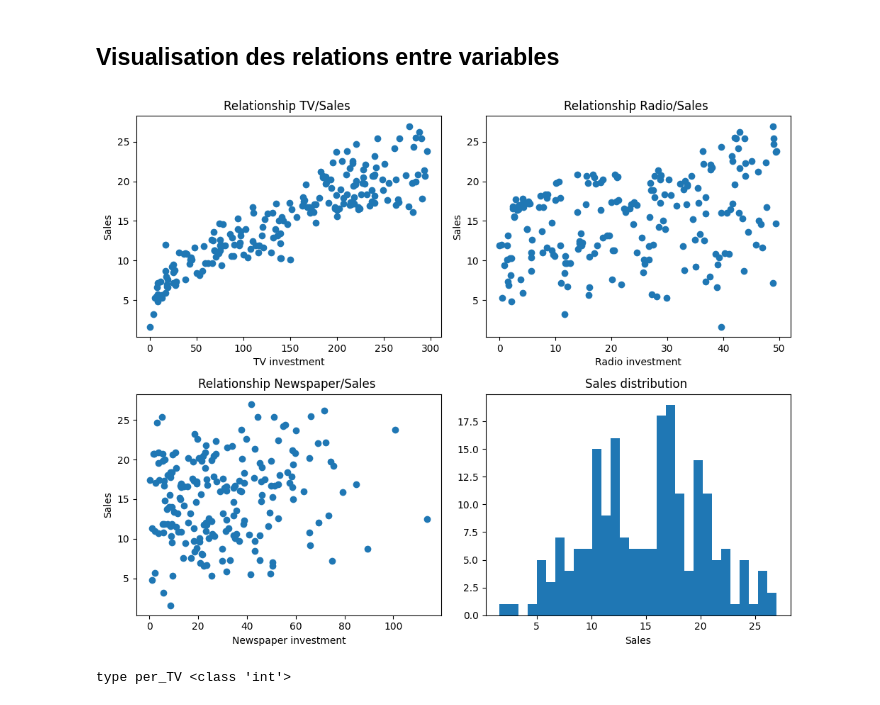
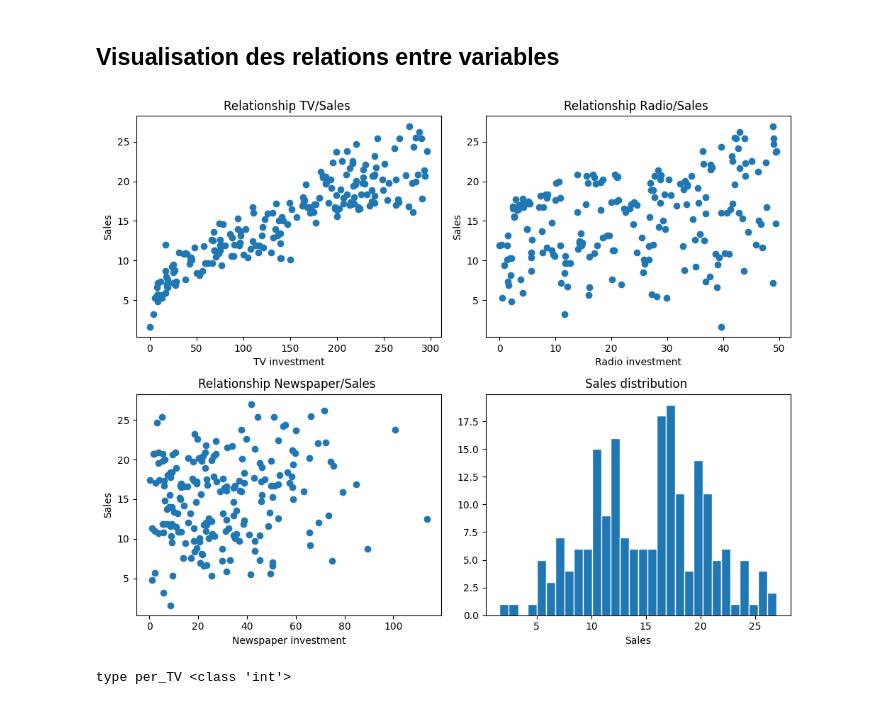
Before and after one commit to CSAADZIDI/ML_challenge_linear_regression, a Jupyter notebook: challenge_linear_regression.ipynb, the cells around one changed output. Cells and saved outputs as stored; diff of their text form; code cells hidden in the pictures.

```diff
--- a/challenge_linear_regression.ipynb
+++ b/challenge_linear_regression.ipynb
@@ -100,35 +100,35 @@ plt.subplot(2,2,1)                                  # 2 lignes, 2 colonnes, 1er
 plt.scatter(df["TV"], df["Sales"])
 plt.xlabel("TV investment")
 plt.ylabel("Sales")
 plt.title("Relationship TV/Sales ")
 
 # Deuxième graphique (en haut à droite) : nuage de points (scatter plot)
 plt.subplot(2,2,2)                                  # 2 lignes, 2 colonnes, 2e sous-graphe
 plt.scatter(df["Radio"], df["Sales"])
 plt.xlabel("Radio investment")
 plt.ylabel("Sales")
 plt.title("Relationship Radio/Sales ")
 
 # Troisième graphique (en bas à gauche) : histogramme
 plt.subplot(2,2,3)                                  # 2 lignes, 2 colonnes, 3e sous-graphe
 plt.scatter(df["Newspaper"], df["Sales"])
 plt.xlabel("Newspaper investment")
 plt.ylabel("Sales")
 plt.title("Relationship Newspaper/Sales ")
 
 # Quatrième graphique (en bas à droite) : diagramme circulaire (camembert)
 plt.subplot(2,2,4)                                  # 2 lignes, 2 colonnes, 4e sous-graphe
-plt.hist(df["Sales"], bins = 30)
+plt.hist(df["Sales"], bins = 30, edgecolor='w')
 plt.xlabel("Sales")
 
 plt.title("Sales distribution ")
 # Ajuste automatiquement les espacements entre les sous-graphes pour éviter les chevauchements
 plt.tight_layout()
 
 # Affiche l’ensemble des graphiques
 plt.show()
 # %% [output]
-[figure, old version]
+[figure, new version]
 # %%
 mean_investement_TV = df["TV"].mean()
 mean_investement_Radio = df["Radio"].mean()
```
Also changed, not shown: parts of 26 cells of this notebook.
